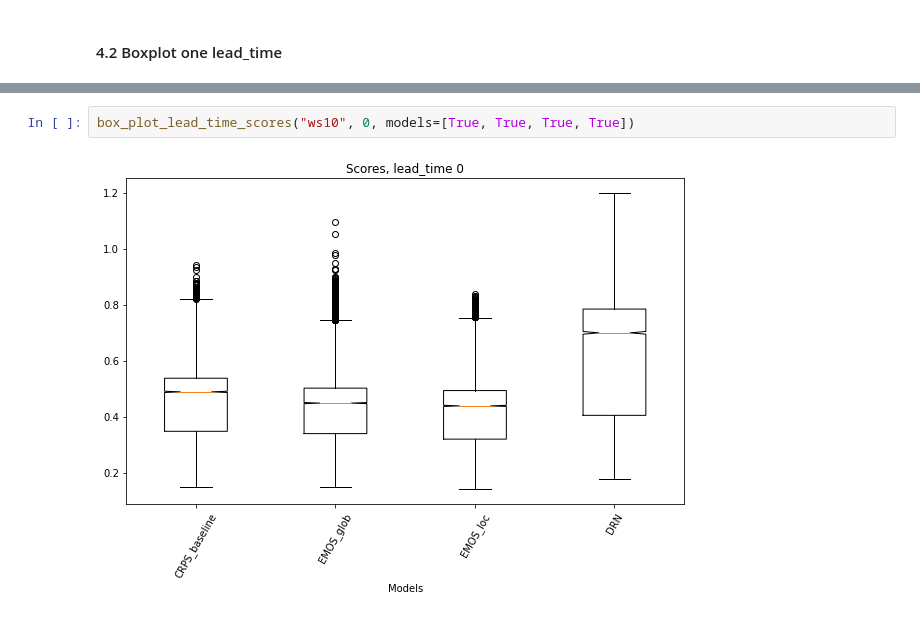
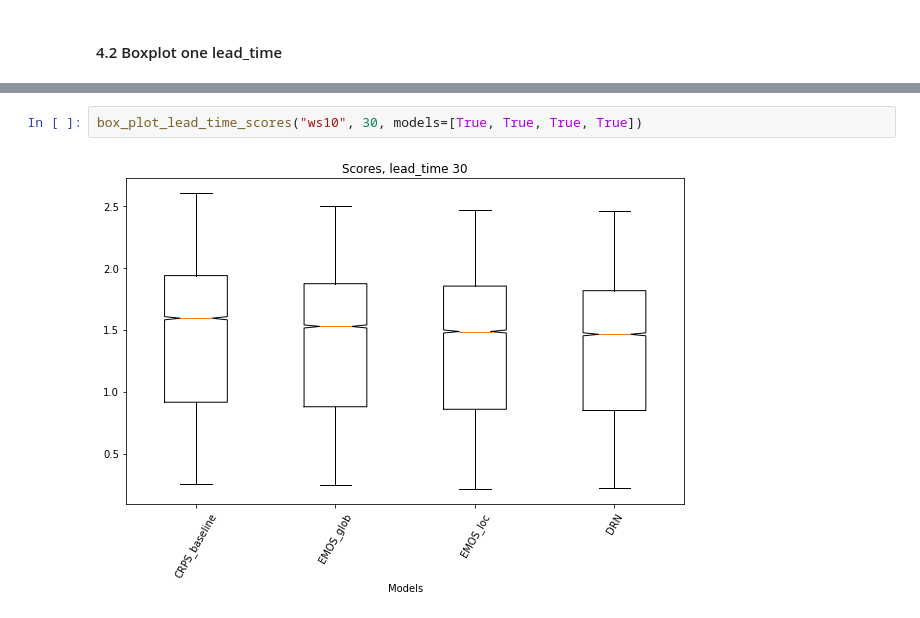
Before and after one commit to cleveryangcong/Bachelor_Thesis, a Jupyter notebook: notebooks/reports/1.1-dc-score_visualization_final.ipynb, the cells around one changed output, grey strips where cells are left out. Saved outputs shown, nothing was run; the diff lists cells and outputs as text.

```diff
--- a/notebooks/reports/1.1-dc-score_visualization_final.ipynb
+++ b/notebooks/reports/1.1-dc-score_visualization_final.ipynb
@@ -351,7 +358,7 @@ box_plot_lead_time_scores("t2m", 30)
 [figure]
 [interactive output not drawn]
 # %%
-box_plot_lead_time_scores("ws10", 0, models=[True, True, True, True])
+box_plot_lead_time_scores("ws10", 30, models=[True, True, True, True])
 # %% [output]
-[figure, old version]
+[figure, new version]
 [interactive output not drawn]
```
Also changed, not shown: parts of 5 cells of this notebook.
